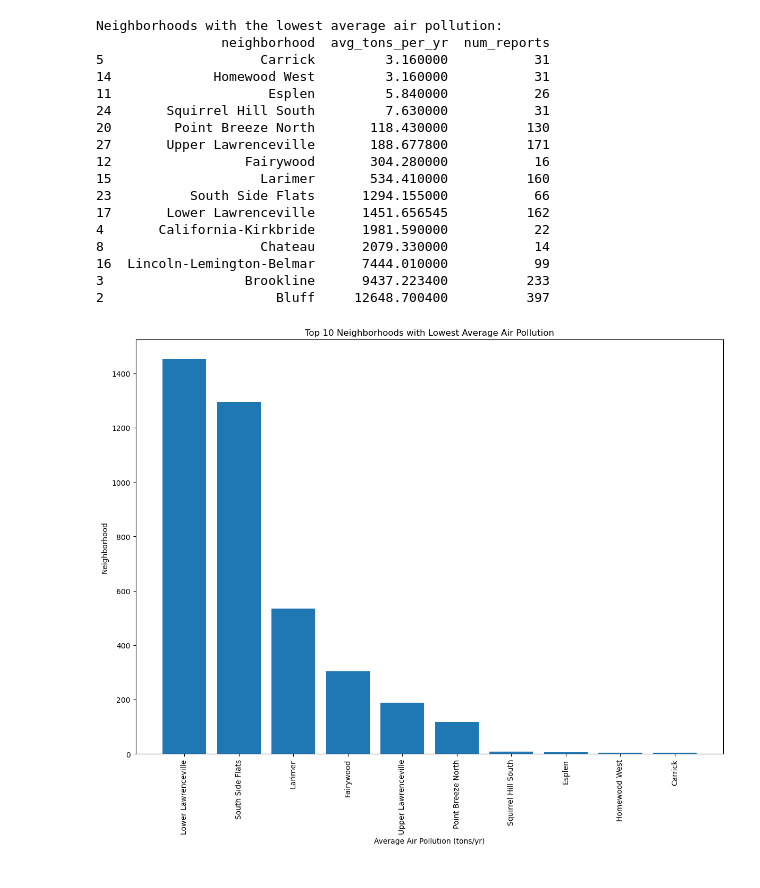
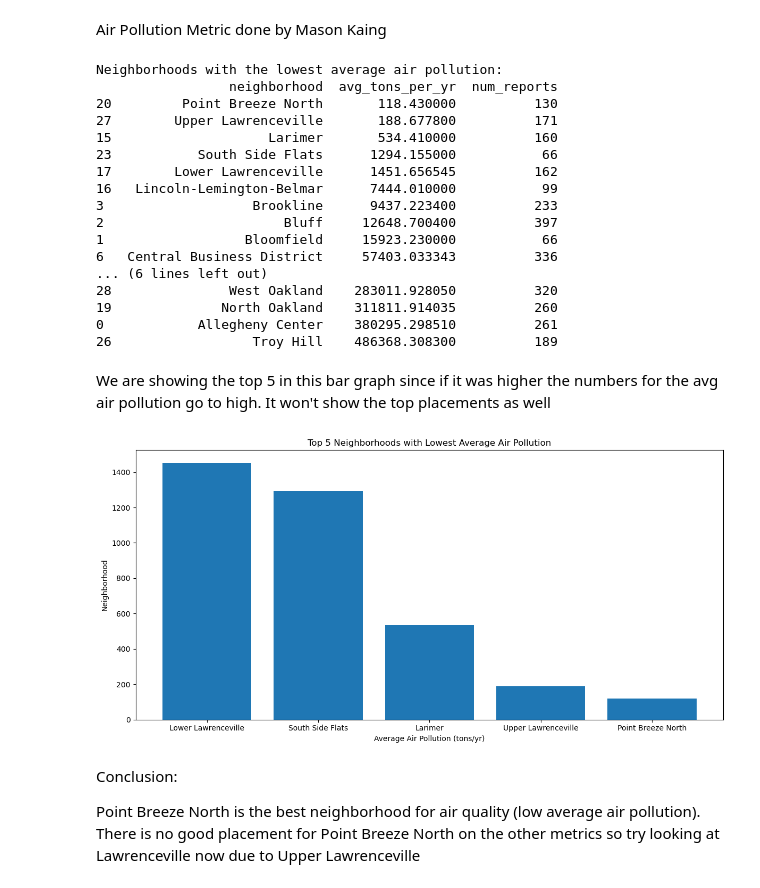
Before and after one commit to MasonKaing/best-neighborhood, a Jupyter notebook: AirPollutionMetric.ipynb, the cells around one changed output. Saved outputs shown, nothing was run; the diff lists cells and outputs as text; code cells hidden in the pictures.

Commit message:
Added more to best neighborhood

```diff
--- a/AirPollutionMetric.ipynb
+++ b/AirPollutionMetric.ipynb
@@ -1,3 +1,5 @@
+# %% [markdown]
+Air Pollution Metric done by Mason Kaing
 # %%
 import pandas as pd
 import matplotlib.pyplot as plt
@@ -7,56 +9,72 @@ df = pd.read_csv('AQEData.csv')
 
 location_pollution = df.groupby(['lat', 'lon'])['tons_per_yr'].sum().reset_index()
 
+# Use fp snippets to change coordinates to neighborhoods
 location_pollution['neighborhood'] = location_pollution.apply(
     lambda row: fpsnippets.geo_to_neighborhood(row['lat'], row['lon']),
     axis=1
 )
 
+# group the neighborhood we got and the tons per year together
 neighborhood_avg_pollution = location_pollution.groupby('neighborhood')['tons_per_yr'].mean().reset_index()
 
 df['neighborhood'] = df.apply(
     lambda row: fpsnippets.geo_to_neighborhood(row['lat'], row['lon']),
     axis=1
 )
+
+#count the number of reports for each neighborhood
 report_counts = df.groupby('neighborhood').size().reset_index(name='num_reports')
 
+# merge the data together
 neighborhood_stats = neighborhood_avg_pollution.merge(report_counts, on='neighborhood')
 neighborhood_stats.columns = ['neighborhood', 'avg_tons_per_yr', 'num_reports']
 
-neighborhood_stats_sorted = neighborhood_stats.sort_values(by='avg_tons_per_yr', ascending=True)
+# Filter for neighborhoods with at least 50 reports. This is due to a bunch of neighborhoods having around 10 reports making their avg very low.
+neighborhood_stats_filtered = neighborhood_stats[neighborhood_stats['num_reports'] >= 50]
 
+# Sort data to be printed
+neighborhood_stats_sorted = neighborhood_stats_filtered.sort_values(by='avg_tons_per_yr', ascending=True)
+
+# print out
 print("Neighborhoods with the lowest average air pollution:")
-print(neighborhood_stats_sorted.head(15))
+print(neighborhood_stats_sorted.head(20))
 # %% [output]
 Neighborhoods with the lowest average air pollution:
-                neighborhood  avg_tons_per_yr  num_reports
-5                    Carrick         3.160000           31
-14             Homewood West         3.160000           31
-11                    Esplen         5.840000           26
-24       Squirrel Hill South         7.630000           31
-20        Point Breeze North       118.430000          130
-27       Upper Lawrenceville       188.677800          171
-12                 Fairywood       304.280000           16
-15                   Larimer       534.410000          160
-23          South Side Flats      1294.155000           66
-17       Lower Lawrenceville      1451.656545          162
-4       California-Kirkbride      1981.590000           22
-8                    Chateau      2079.330000           14
-16  Lincoln-Lemington-Belmar      7444.010000           99
-3                  Brookline      9437.223400          233
-2                      Bluff     12648.700400          397
+                 neighborhood  avg_tons_per_yr  num_reports
+20         Point Breeze North       118.430000          130
+27        Upper Lawrenceville       188.677800          171
+15                    Larimer       534.410000          160
+23           South Side Flats      1294.155000           66
+17        Lower Lawrenceville      1451.656545          162
+16   Lincoln-Lemington-Belmar      7444.010000           99
+3                   Brookline      9437.223400          233
+2                       Bluff     12648.700400          397
+1                  Bloomfield     15923.230000           66
+6   Central Business District     57403.033343          336
+... (6 lines left out)
+28               West Oakland    283011.928050          320
+19              North Oakland    311811.914035          260
+0            Allegheny Center    380295.298510          261
+26                  Troy Hill    486368.308300          189
+# %% [markdown]
+We are showing the top 5 in this bar graph since if it was higher the numbers for the avg air pollution go to high. It won't show the top placements as well
 # %%
-top_15_lowest = neighborhood_stats_sorted.head(10)
-plt.figure(figsize=(12, 10))
+top_5_lowest = neighborhood_stats_sorted.head(5)
+plt.figure(figsize=(12, 6))
 plt.bar(
-    top_15_lowest['neighborhood'].iloc[::-1],
-    top_15_lowest['avg_tons_per_yr'].iloc[::-1]
+    top_5_lowest['neighborhood'].iloc[::-1],
+    top_5_lowest['avg_tons_per_yr'].iloc[::-1]
 )
 plt.xlabel('Average Air Pollution (tons/yr)')
 plt.ylabel('Neighborhood')
-plt.title('Top 10 Neighborhoods with Lowest Average Air Pollution')
-plt.xticks(rotation=90)
+plt.title('Top 5 Neighborhoods with Lowest Average Air Pollution')
+plt.xticks(rotation=0)
 plt.tight_layout()
 plt.show()
 # %% [output]
-[figure, old version]
+[figure, new version]
+# %% [markdown]
+Conclusion:
+
+Point Breeze North is the best neighborhood for air quality (low average air pollution). There is no good placement for Point Breeze North on the other metrics so try looking at Lawrenceville now due to Upper Lawrenceville
```
Also changed, not shown: 1 other file.
